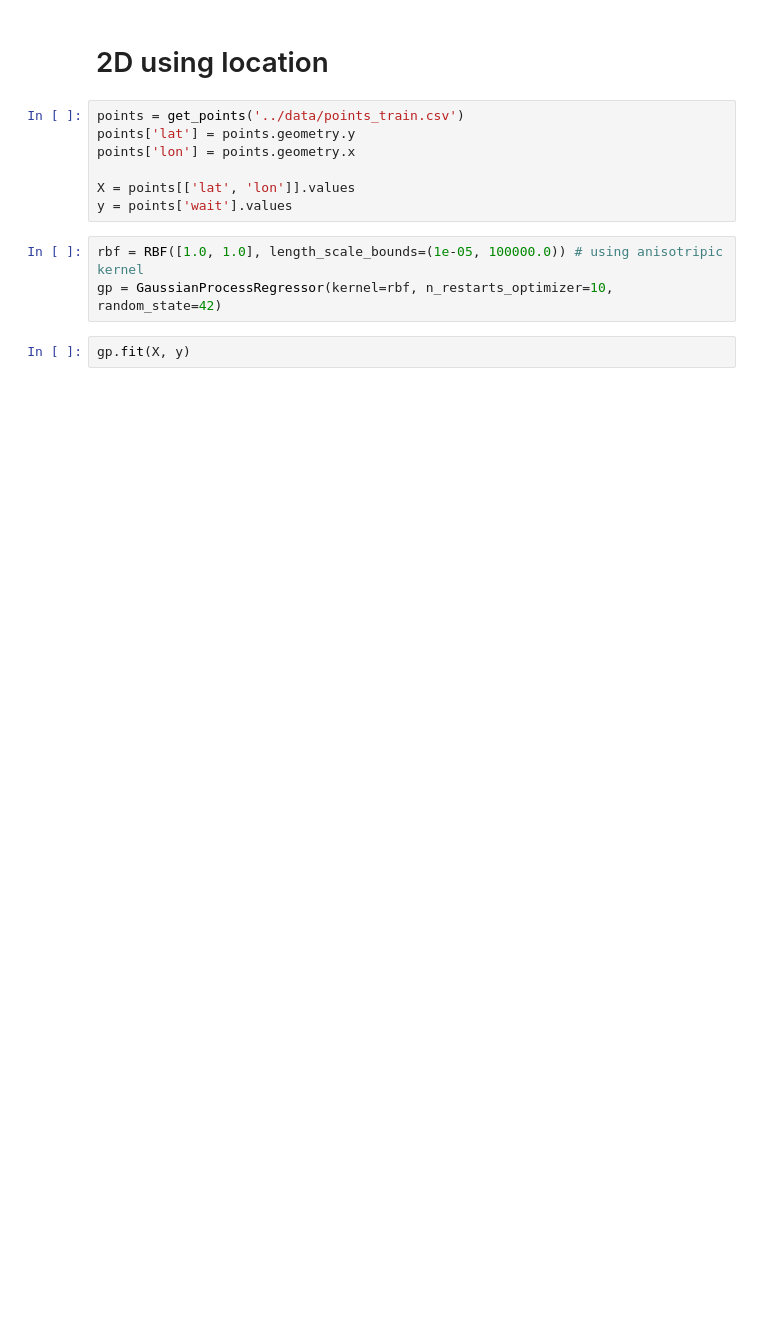
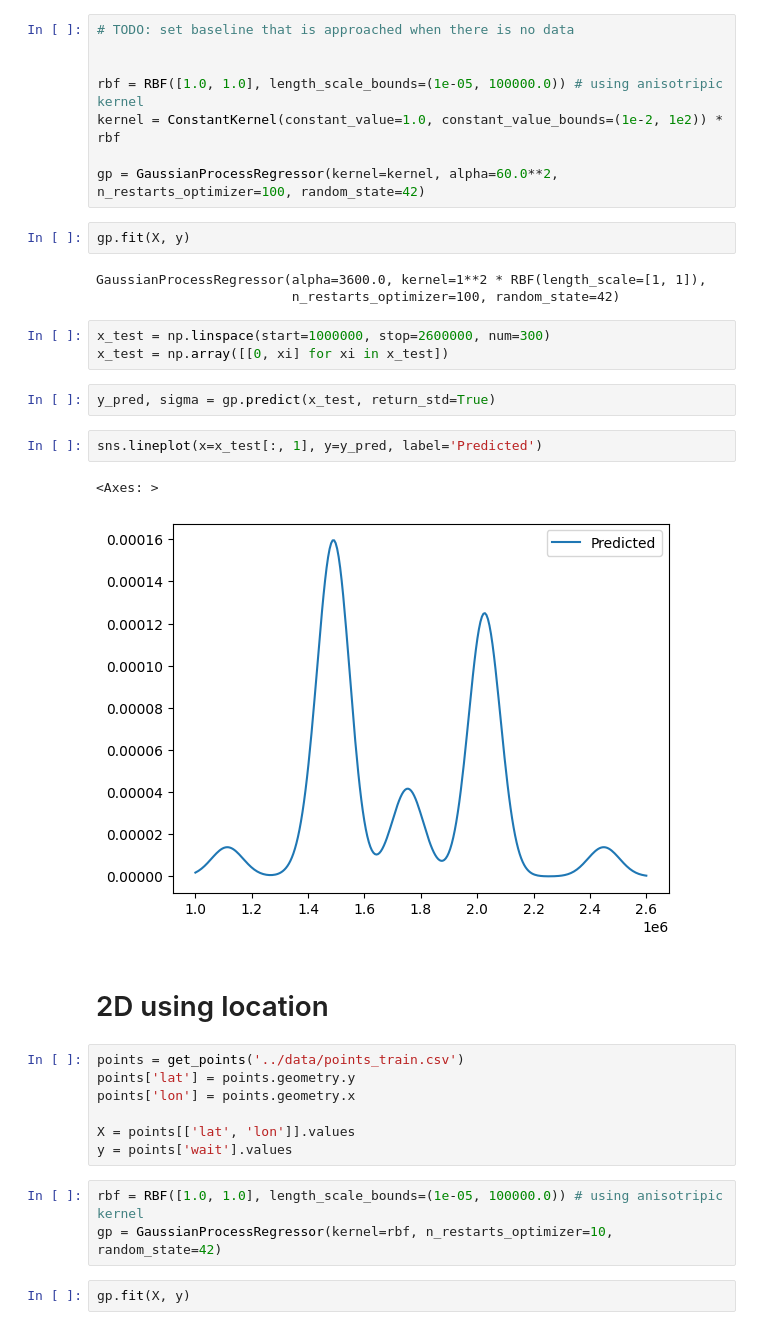
Before and after one commit to Hitchwiki/hitchmap-data, a Jupyter notebook: visualization/predictors/gaussian_process.ipynb, the cells around one changed output. Cells and saved outputs as stored; diff of their text form; blank space fills up the shorter version.

Commit message:
1d gp AND kaggle data

```diff
--- a/visualization/predictors/gaussian_process.ipynb
+++ b/visualization/predictors/gaussian_process.ipynb
@@ -10,3 +30,26 @@ from sklearn.metrics import mean_squared_error
+# %%
+# TODO: set baseline that is approached when there is no data
+
+
+rbf = RBF([1.0, 1.0], length_scale_bounds=(1e-05, 100000.0)) # using anisotripic kernel
+kernel = ConstantKernel(constant_value=1.0, constant_value_bounds=(1e-2, 1e2)) * rbf
+
+gp = GaussianProcessRegressor(kernel=kernel, alpha=60.0**2, n_restarts_optimizer=100, random_state=42)
+# %%
+gp.fit(X, y)
+# %% [output]
+GaussianProcessRegressor(alpha=3600.0, kernel=1**2 * RBF(length_scale=[1, 1]),
+                         n_restarts_optimizer=100, random_state=42)
+# %%
+x_test = np.linspace(start=1000000, stop=2600000, num=300)
+x_test = np.array([[0, xi] for xi in x_test])
+# %%
+y_pred, sigma = gp.predict(x_test, return_std=True)
+# %%
+sns.lineplot(x=x_test[:, 1], y=y_pred, label='Predicted')
+# %% [output]
+<Axes: >
+[figure, added]
 # %% [markdown]
 # 2D using location
 # %%
```
Also changed, not shown: parts of 9 cells of this notebook, 9 other files.
